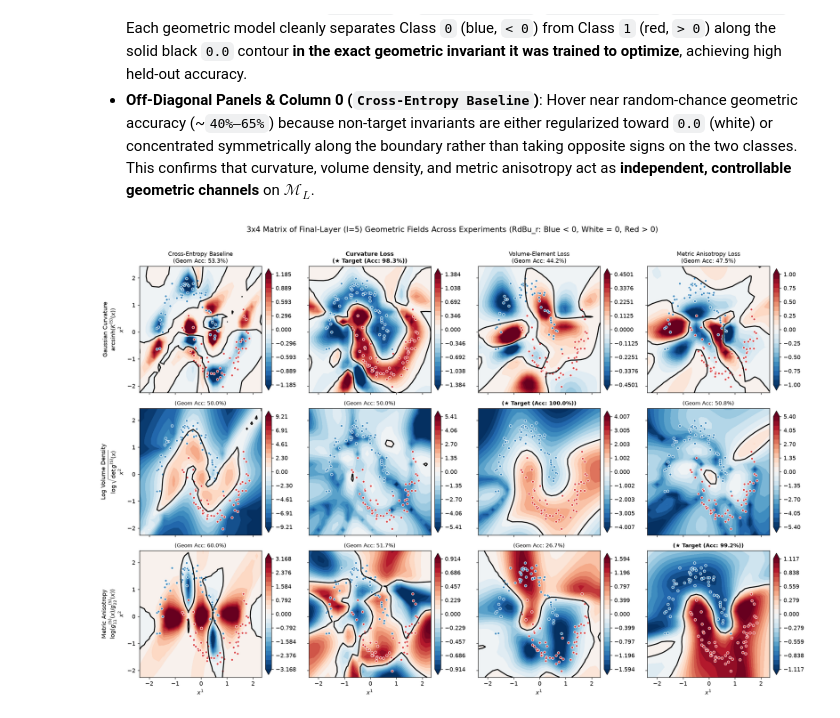
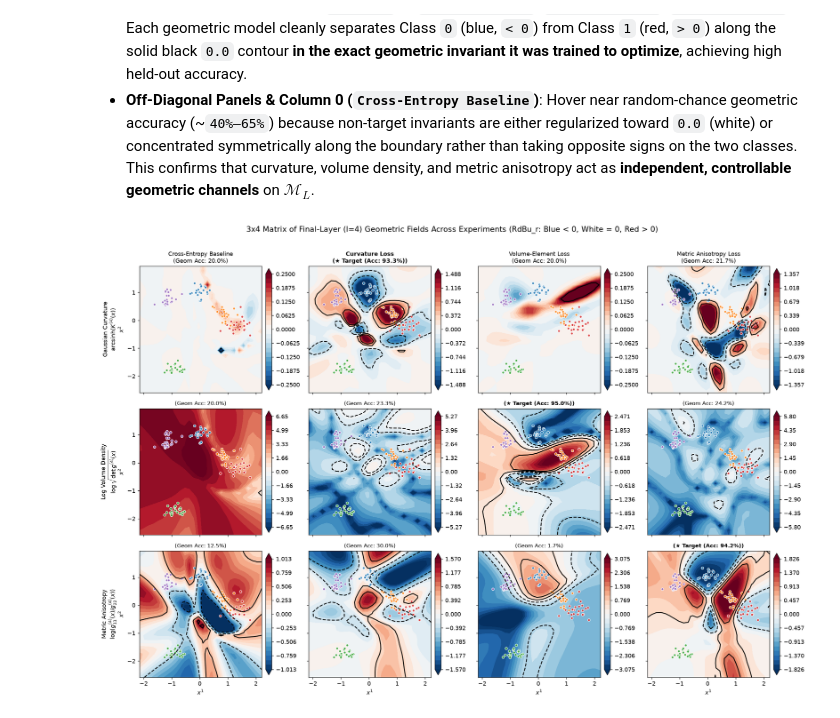
Before and after one commit to rramosp/metriclosses, a Jupyter notebook: notebooks/05_geometric_loss_ablations_and_synthesis.ipynb, the cells around one changed output. Drawn from its saved outputs; the diff is of its cells as text; code cells hidden in the pictures.

```diff
--- a/notebooks/05_geometric_loss_ablations_and_synthesis.ipynb
+++ b/notebooks/05_geometric_loss_ablations_and_synthesis.ipynb
@@ -58,8 +58,10 @@ from diffgeom.geometry import (
     scalar_geometric_predict,
 )
 
-CE_LAYER_DIMS = [*LAYER_DIMS[:-1], max(LAYER_DIMS[-1], N_CLASSES)]
-CLASS_COLORS = ["#1f77b4", "#d62728", "#2ca02c", "#9467bd", "#ff7f0e", "#17becf"]
+CLASS_COLORS = [
+    "#1f77b4", "#d62728", "#2ca02c", "#9467bd", "#ff7f0e",
+    "#17becf", "#8c564b", "#e377c2", "#7f7f7f", "#bcbd22",
+]
 
 X_train, y_train, X_test, y_test = get_synthetic_dataset(
     dataset_name=DATASET_NAME,
@@ -67,9 +69,11 @@ X_train, y_train, X_test, y_test = get_synthetic_dataset(
     input_dim=LAYER_DIMS[0],
     **DATASET_PARAMS,
 )
-xx, yy, grid_pts = make_evaluation_grid(X_train, n_grid=26, padding=0.45)
+N_CLASSES = max(N_CLASSES, int(max(y_train.max().item(), y_test.max().item())) + 1)
+CE_LAYER_DIMS = [*LAYER_DIMS[:-1], max(LAYER_DIMS[-1], N_CLASSES)]
+xx, yy, grid_pts = make_evaluation_grid(X_train, n_grid=28, padding=0.45)
 print(
     f"Dataset: {DATASET_NAME} (classes={N_CLASSES}) | Train: {X_train.shape}, Test: {X_test.shape} | "
-    f"MLP: {LAYER_DIMS} (hidden={HIDDEN_ACTIVATION}, out={OUTPUT_ACTIVATION})"
+    f"Geom MLP: {LAYER_DIMS}, CE MLP: {CE_LAYER_DIMS} (hidden={HIDDEN_ACTIVATION}, out={OUTPUT_ACTIVATION})"
 )
 # %% [output]
@@ -571,7 +659,8 @@ row_labels = [
     "Log Volume Density\n" + rf"$\log\sqrt{{\det g^{{({L})}}(x)}}$",
     "Metric Anisotropy\n" + rf"$\log(g^{{({L})}}_{{11}}(x) / g^{{({L})}}_{{22}}(x))$",
 ]
-row_margins = [0.40, 0.60, 0.45]
+row_margins = [curv_margin, vol_margin, aniso_margin]
+row_contours = [curv_thrs, vol_thrs, aniso_thrs]
 
 def evaluate_final_layer_fields(mdl: MoonsMLP, pts: torch.Tensor):
     l_final = mdl.num_layers
@@ -608,35 +697,36 @@ for row_idx in range(3):
         norm = TwoSlopeNorm(vmin=-vm, vcenter=0.0, vmax=vm)
 
         im = ax.contourf(xx, yy, fld, levels=levels, cmap="RdBu_r", norm=norm, extend="both")
-        if fld.min() < 0.0 < fld.max():
-            ax.contour(xx, yy, fld, levels=[0.0], colors="k", linewidths=1.8)
+        valid_thrs = sorted([t for t in row_contours[row_idx] if fld.min() < t < fld.max()])
+        if valid_thrs:
+            ax.contour(xx, yy, fld, levels=valid_thrs, colors="k", linewidths=1.5)
 
         for c in range(N_CLASSES):
             mc = y_test == c
             ax.scatter(X_test[mc, 0], X_test[mc, 1], c=CLASS_COLORS[c % len(CLASS_COLORS)], edgecolors="w", s=18, alpha=0.85)
 
         acc_val = test_acc_matrix[row_idx][col_idx]
         is_target_pair = (row_idx == 0 and col_idx == 1) or (row_idx == 1 and col_idx == 2) or (row_idx == 2 and col_idx == 3)
         tag = f"★ Target (Acc: {acc_val:.1f}%)" if is_target_pair else f"Geom Acc: {acc_val:.1f}%"
 
         if row_idx == 0:
             ax.set_title(f"{col_title}\n({tag})", fontsize=10, fontweight="bold" if is_target_pair else "normal")
         else:
             ax.set_title(f"({tag})", fontsize=9.5, fontweight="bold" if is_target_pair else "normal")
 
         if col_idx == 0:
             ax.set_ylabel(f"{row_labels[row_idx]}\n$x^2$", fontsize=10)
         if row_idx == 2:
             ax.set_xlabel("$x^1$", fontsize=10)
 
         plt.colorbar(im, ax=ax, fraction=0.046, pad=0.03)
 
 plt.suptitle(
     f"3x4 Matrix of Final-Layer (l={L}) Geometric Fields Across Experiments (RdBu_r: Blue < 0, White = 0, Red > 0)",
     y=1.01,
     fontsize=13.5,
 )
 plt.tight_layout()
 plt.show()
 # %% [output]
-[figure, old version]
+[figure, new version]
```
Also changed, not shown: parts of 10 cells of this notebook, 8 other files.
